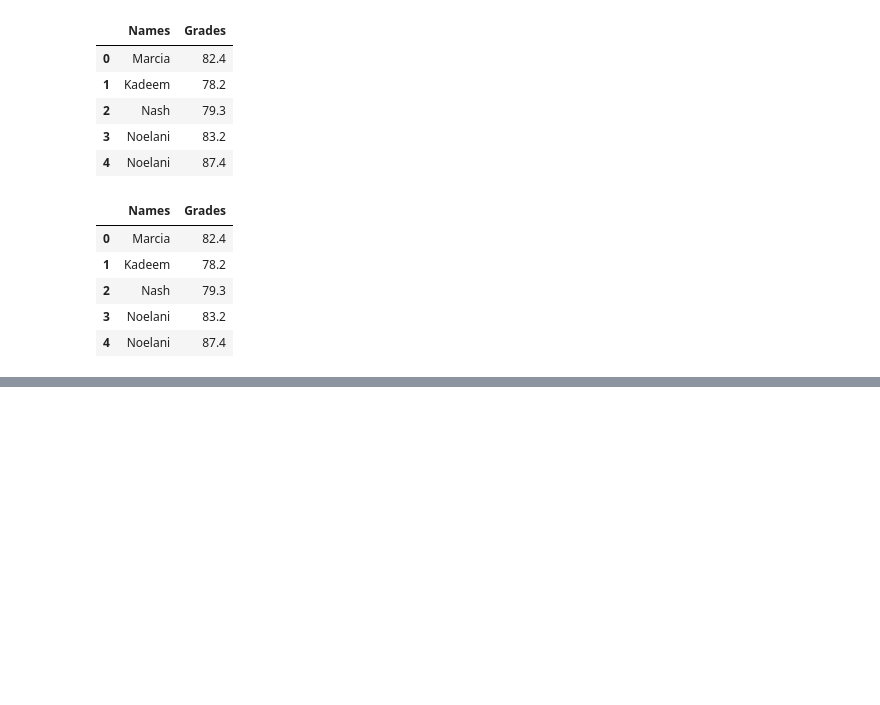
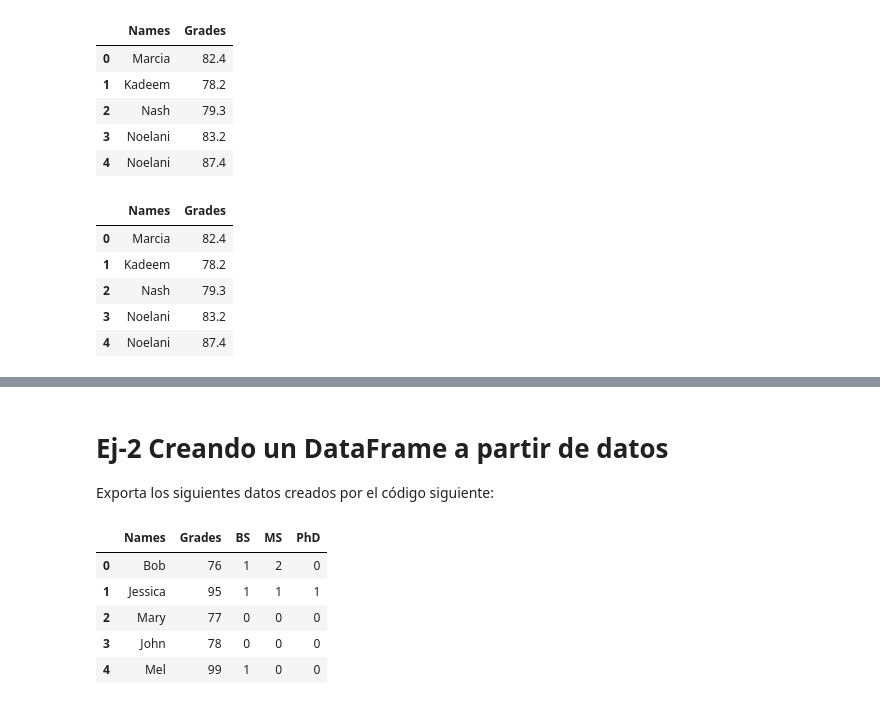
Before and after one commit to MarianaArzapalo/1-ADescDatos, a Jupyter notebook: 00-es_datos.ipynb, the cells around one changed output, grey strips where cells are left out. Drawn from its saved outputs; the diff is of its cells as text; code cells hidden in the pictures; blank space fills up the shorter version.

```diff
--- a/00-es_datos.ipynb
+++ b/00-es_datos.ipynb
@@ -66,0 +119,25 @@ df.head()
+# %% [markdown]
+# Ej-2 Creando un DataFrame a partir de datos
+
+Exporta los siguientes datos creados por el código siguiente:
+# %%
+import pandas as pd
+
+names = ['Bob','Jessica','Mary','John','Mel']
+grades = [76,95,77,78,99]
+bsdegrees = [1,1,0,0,1]
+msdegrees = [2,1,0,0,0]
+phddegrees = [0,1,0,0,0]
+
+Degrees = zip(names,grades,bsdegrees,msdegrees,phddegrees)
+column = ['Names','Grades','BS','MS','PhD']
+
+df = pd.DataFrame(data = Degrees, columns=column)
+df
+# %% [output]
+|  | Names | Grades | BS | MS | PhD |
+| 0 | Bob | 76 | 1 | 2 | 0 |
+| 1 | Jessica | 95 | 1 | 1 | 1 |
+| 2 | Mary | 77 | 0 | 0 | 0 |
+| 3 | John | 78 | 0 | 0 | 0 |
+| 4 | Mel | 99 | 1 | 0 | 0 |
```
Also changed, not shown: parts of 9 cells of this notebook, 1 other file.
